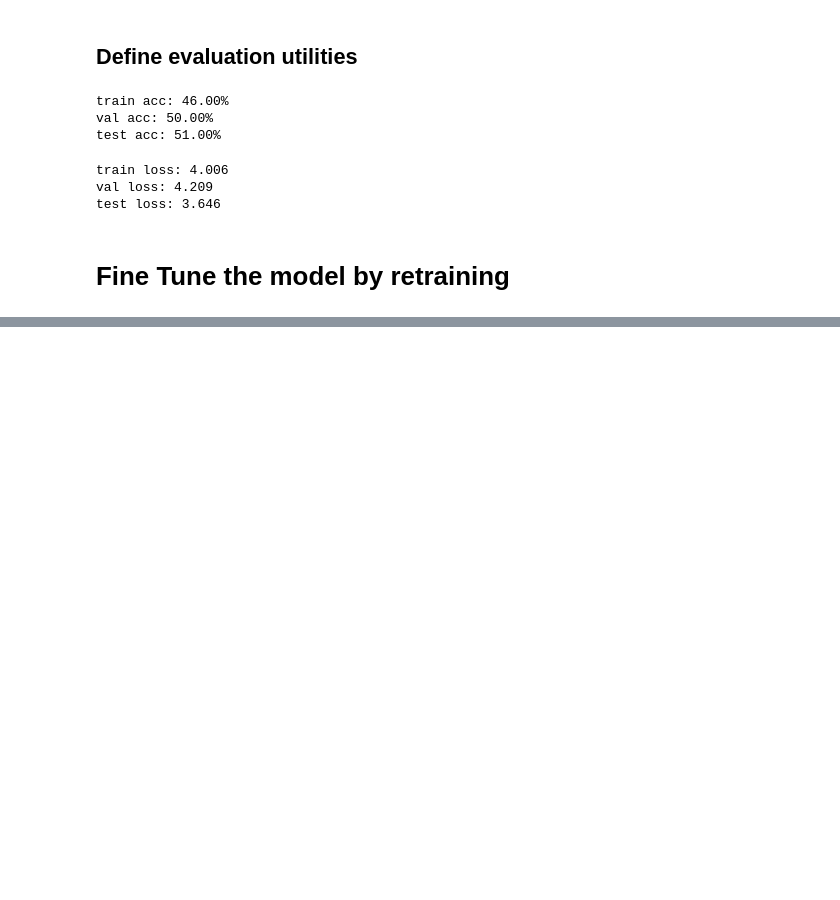
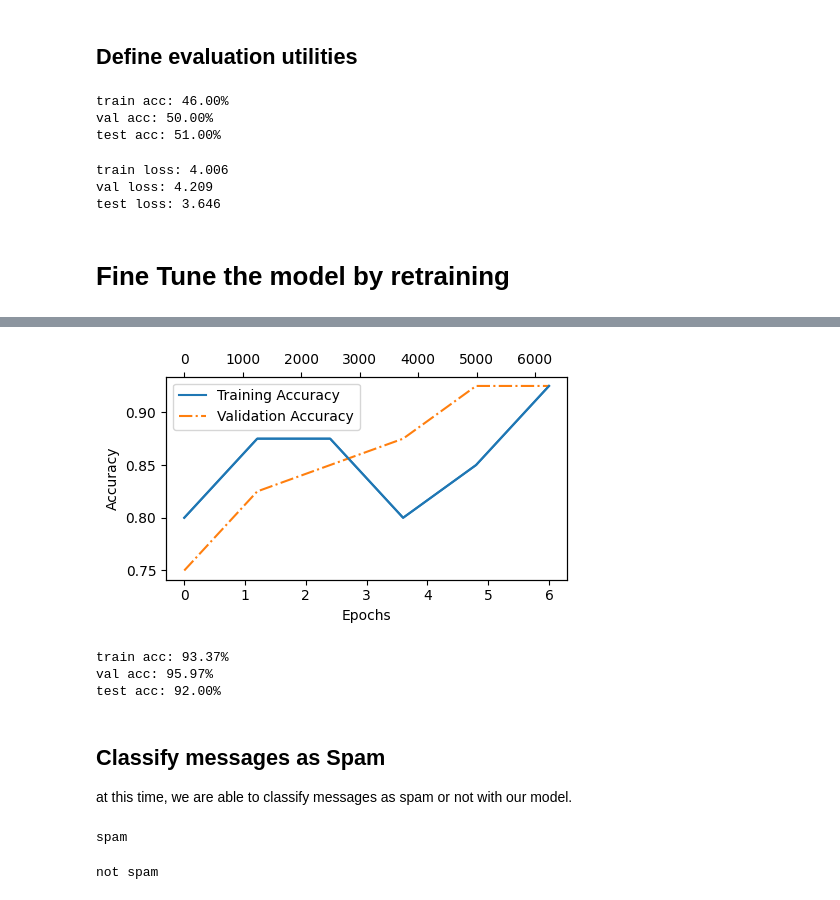
Before and after one commit to victorhg/llm-from-scratch, a Jupyter notebook: notebooks/04-fine-tuning/ch06-pretrained-weights.ipynb, the cells around one changed output, grey strips where cells are left out. Saved outputs shown, nothing was run; the diff lists cells and outputs as text; code cells hidden in the pictures; blank space fills up the shorter version.

```diff
--- a/notebooks/04-fine-tuning/ch06-pretrained-weights.ipynb
+++ b/notebooks/04-fine-tuning/ch06-pretrained-weights.ipynb
@@ -352,0 +356,26 @@ plot_values(epochs_tensor, examples_seen_tensor, train_losses, val_losses)
+# %%
+#plotting accuracy
+
+epochs_tensor = torch.linspace(0, num_epochs, len(train_accs))
+examples_seen_tensor = torch.linspace(0, examples_seen, len(train_accs))
+plot_values(epochs_tensor, examples_seen_tensor, train_accs, val_accs, label="Accuracy")
+# %% [output]
+[figure, added]
+# %%
+
+train_accuracy = clac_accurracy_loader(train, model, device)
+val_accuracy = clac_accurracy_loader(val, model, device)
+test_accuracy = clac_accurracy_loader(test, model, device)
+
+
+print(f'train acc: {train_accuracy*100:.2f}%')
+print(f'val acc: {val_accuracy*100:.2f}%')
+print(f'test acc: {test_accuracy*100:.2f}%')
+# %% [output]
+train acc: 93.37%
+val acc: 95.97%
+test acc: 92.00%
+# %% [markdown]
+## Classify messages as Spam
+
+at this time, we are able to classify messages as spam or not with our model.
@@ -352,0 +402,27 @@ plot_values(epochs_tensor, examples_seen_tensor, train_losses, val_losses)
+# %%
+text_1 = (
+    "You are a winner you have been specially"
+    " selected to receive $1000 cash or a $2000 award."
+)
+
+train_dataset = data.SpamDataset(
+        csv_file="data/train.csv",
+        max_length=None,
+        tokenizer=tokenizer)
+
+print(classify_review(
+    text_1, model, tokenizer, device, max_length=train_dataset.max_length
+))
+# %% [output]
+spam
+# %%
+text_2 = (
+    "Hey, just wanted to check if we're still on"
+    " for dinner tonight? Let me know"
+)
+
+print(classify_review(
+    text_2, model, tokenizer, device, max_length=train_dataset.max_length
+))
+# %% [output]
+not spam
```
Also changed, not shown: parts of 8 cells of this notebook.
